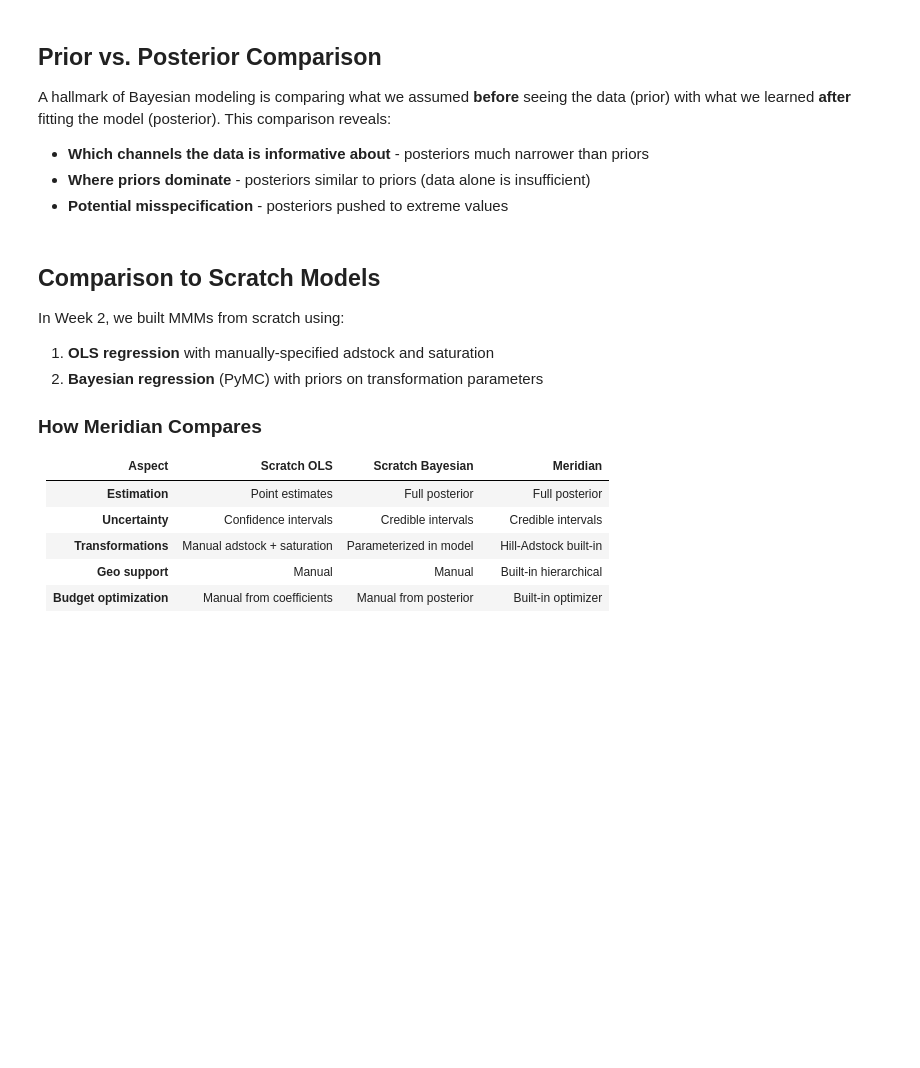
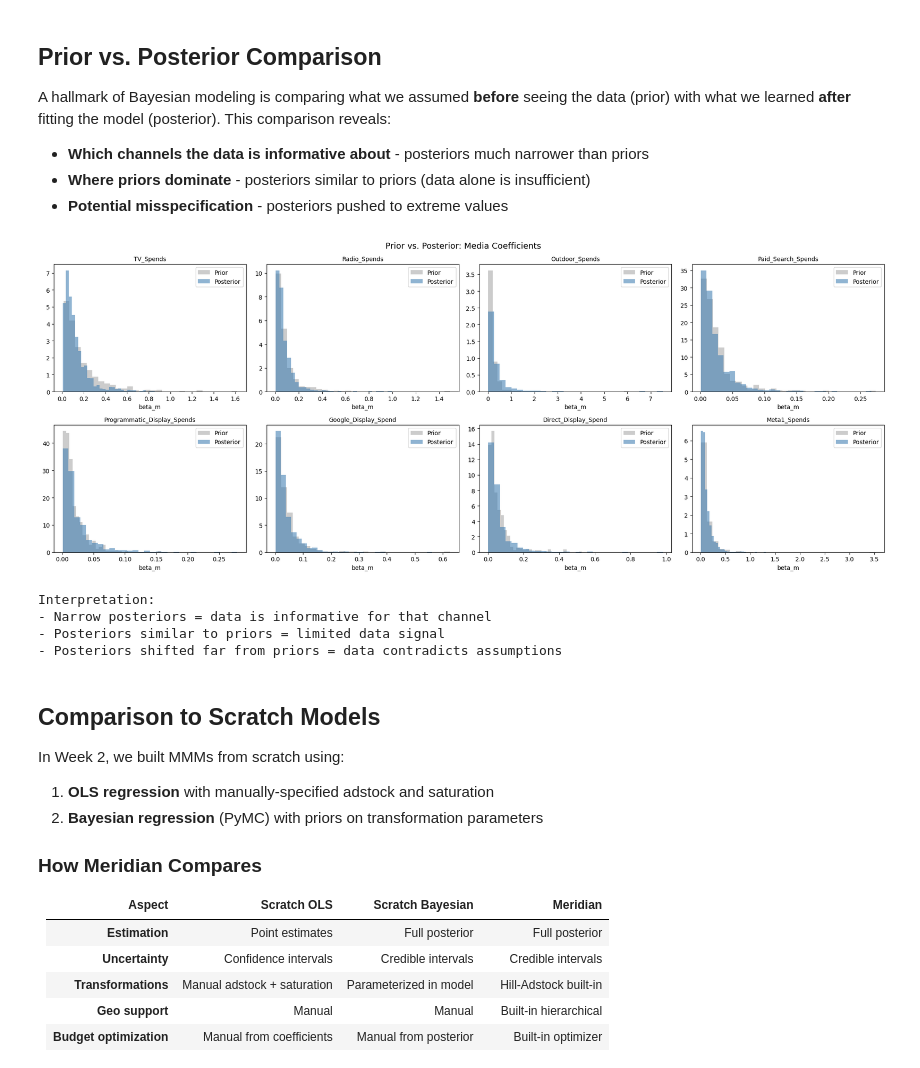
Before and after one commit to gdberrio/MarketingScience-CohortMarch26, a Jupyter notebook: week-3/session-5/session_05_meridian.ipynb, the cells around one changed output. Cells and saved outputs as stored; diff of their text form; code cells hidden in the pictures; blank space fills up the shorter version.

```diff
--- a/week-3/session-5/session_05_meridian.ipynb
+++ b/week-3/session-5/session_05_meridian.ipynb
@@ -358,43 +512,54 @@ A hallmark of Bayesian modeling is comparing what we assumed **before** seeing t
 # %%
 # --- Prior vs Posterior Comparison ---
 if MERIDIAN_AVAILABLE:
     try:
-        # Sample from priors
-        prior_samples = mmm.get_prior_samples()
-        posterior_samples = mmm.get_posterior_samples()
+        import arviz as az
+        inference_data = mmm.inference_data
 
-        fig, axes = plt.subplots(1, n_media, figsize=(5 * n_media, 4), squeeze=False)
+        prior = inference_data.prior
+        posterior = inference_data.posterior
 
-        for i, channel in enumerate(media_cols):
-            ax = axes[0, i]
-            if 'beta_media' in prior_samples and 'beta_media' in posterior_samples:
-                ax.hist(prior_samples['beta_media'][:, i], bins=30, alpha=0.4,
-                        density=True, color='gray', label='Prior')
-                ax.hist(posterior_samples['beta_media'][:, i], bins=30, alpha=0.6,
-                        density=True, color='steelblue', label='Posterior')
-            ax.set_title(channel)
+        n_plot = min(n_media, 8)
+        fig, axes = plt.subplots(2, (n_plot + 1) // 2, figsize=(5 * ((n_plot + 1) // 2), 8))
+        axes = axes.flatten()
+
+        for i in range(n_plot):
+            ax = axes[i]
+            channel = media_cols[i]
+            if 'beta_m' in prior and 'beta_m' in posterior:
+                prior_samples = prior['beta_m'].isel(media_channel=i).values.flatten()
+                post_samples = posterior['beta_m'].isel(media_channel=i).values.flatten()
+                ax.hist(prior_samples, bins=30, alpha=0.4, density=True, color='gray', label='Prior')
+                ax.hist(post_samples, bins=30, alpha=0.6, density=True, color='steelblue', label='Posterior')
+            ax.set_title(channel, fontsize=10)
             ax.legend()
-            ax.set_xlabel('beta_media')
+            ax.set_xlabel('beta_m')
 
-        plt.suptitle('Prior vs. Posterior: Media Coefficients', fontsize=14, y=1.02)
+        plt.suptitle('Prior vs. Posterior: Media Coefficients', fontsize=14)
         plt.tight_layout()
         plt.show()
 
         print("\nInterpretation:")
         print("- Narrow posteriors = data is informative for that channel")
         print("- Posteriors similar to priors = limited data signal")
         print("- Posteriors shifted far from priors = data contradicts assumptions")
     except Exception as e:
         print(f"Prior/posterior comparison error: {e}")
 else:
     print("Prior vs. posterior comparison requires a fitted model.")
     print("\nWhat to look for:")
     print("  - Did the posterior narrow significantly from the prior?")
     print("    -> Yes: the data is informative about this parameter.")
     print("  - Is the posterior still wide like the prior?")
     print("    -> The data alone cannot identify this parameter well.")
     print("  - Was the posterior pushed to the boundary of the prior?")
     print("    -> Consider widening the prior or checking data quality.")
+# %% [output]
+[figure, added]
+Interpretation:
+- Narrow posteriors = data is informative for that channel
+- Posteriors similar to priors = limited data signal
+- Posteriors shifted far from priors = data contradicts assumptions
 # %% [markdown]
 ## Comparison to Scratch Models
 
```
Also changed, not shown: parts of 15 cells of this notebook, 2 other files.
